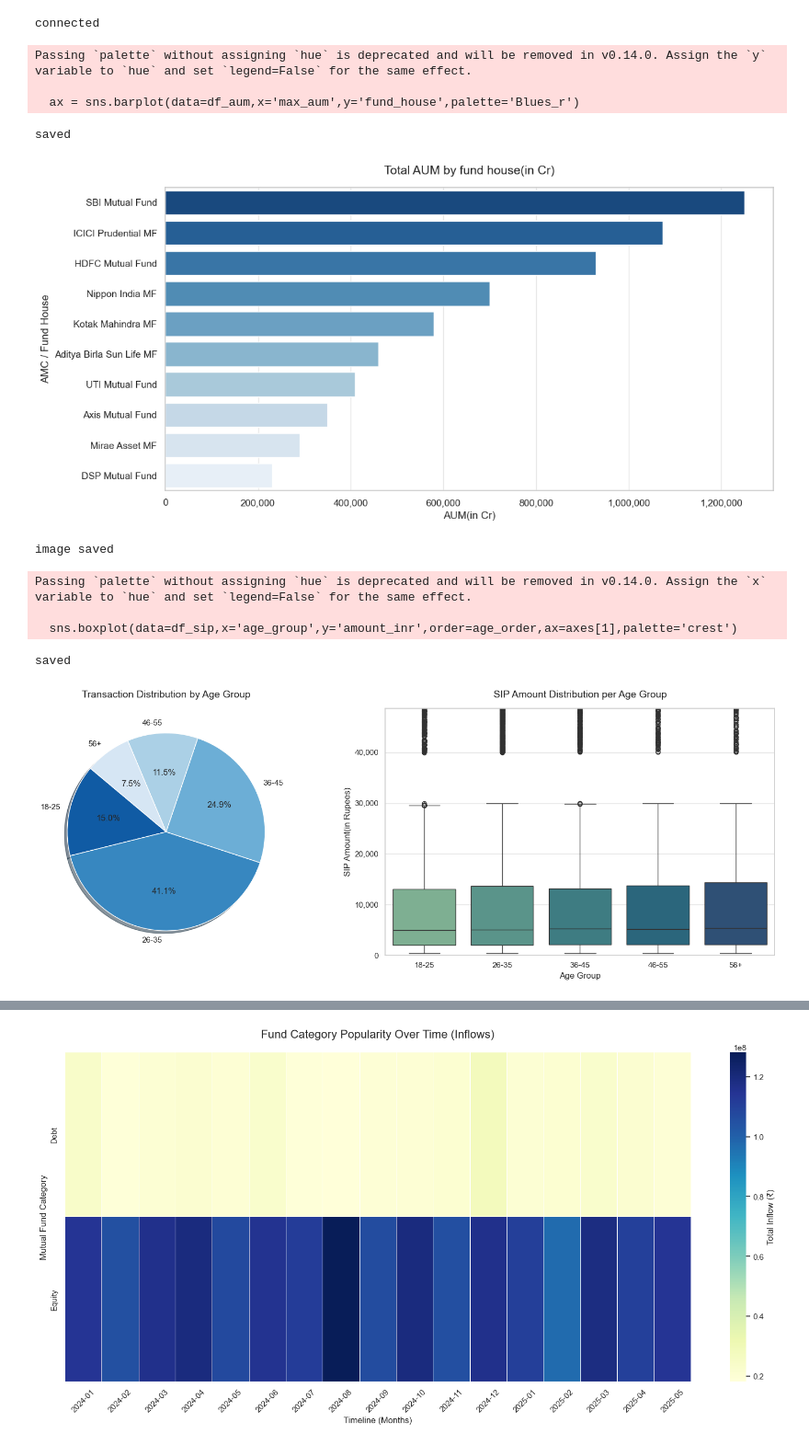
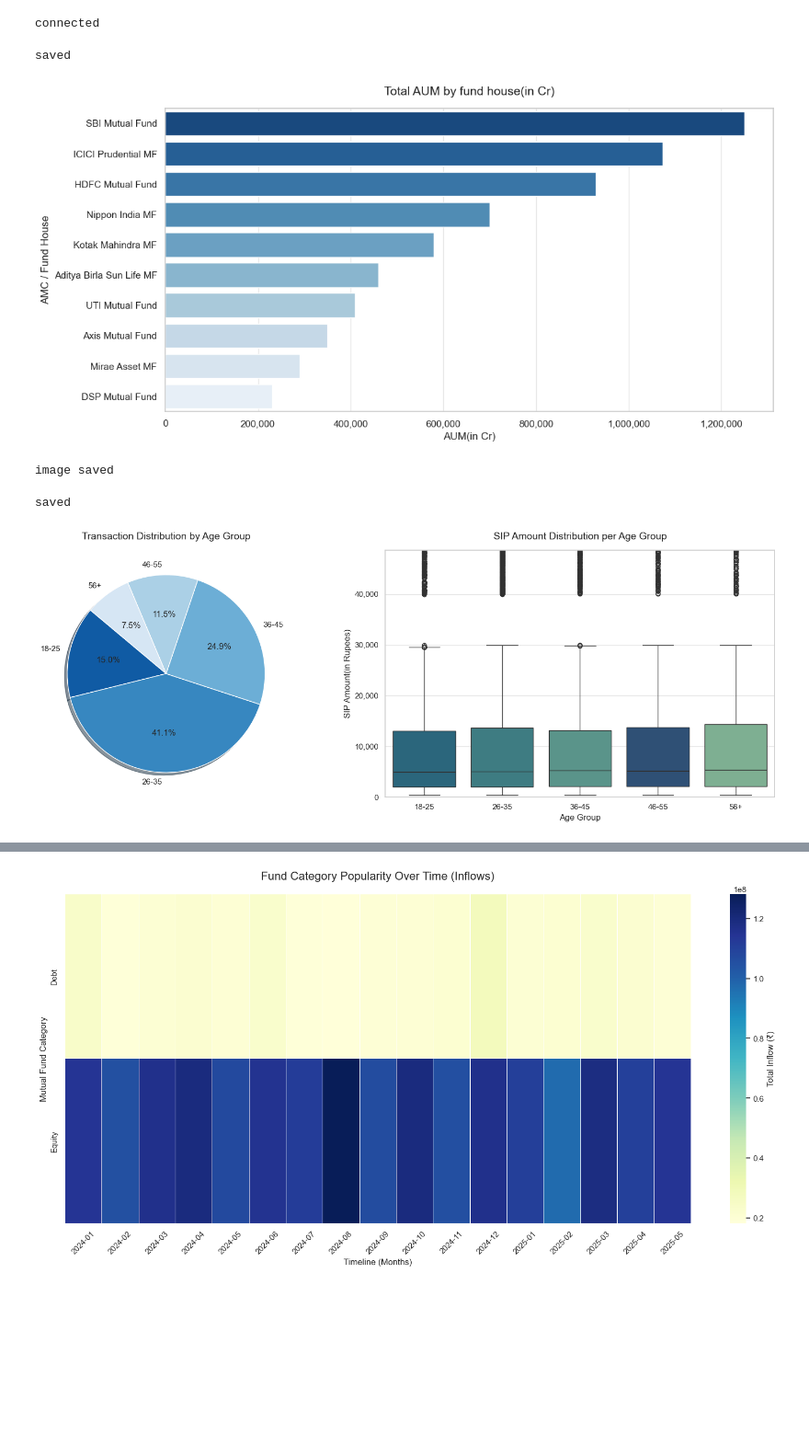
Before and after one commit to devkumar2313/bluestock_mf_capstone, a Jupyter notebook: notebooks/03_data_analysis.ipynb, the cells around one changed output, grey strips where cells are left out. Shown at 92% size. Saved outputs shown, nothing was run; the diff lists cells and outputs as text; code cells hidden in the pictures; blank space fills up the shorter version.

```diff
--- a/notebooks/03_data_analysis.ipynb
+++ b/notebooks/03_data_analysis.ipynb
@@ -25,8 +25,14 @@ query = """
 df_aum = pd.read_sql(query,con)
 
 plt.figure(figsize=(12,6))
-ax = sns.barplot(data=df_aum,x='max_aum',y='fund_house',palette='Blues_r')
-
+ax = sns.barplot(
+    data=df_aum,
+    x='max_aum',
+    y='fund_house',
+    hue='fund_house',
+    palette='Blues_r',
+    legend=False
+)
 plt.title('Total AUM by fund house(in Cr)',fontsize=14,pad = 15)
 plt.xlabel('AUM(in Cr)',fontsize=12)
 plt.ylabel('AMC / Fund House',fontsize=12)
@@ -39,10 +45,7 @@ plt.savefig('../reports/images/total_aum_by_fund_house.png', bbox_inches='tight'
 print('saved')
 plt.show()
 # %% [output]
-Passing `palette` without assigning `hue` is deprecated and will be removed in v0.14.0. Assign the `y` variable to `hue` and set `legend=False` for the same effect.
-
-  ax = sns.barplot(data=df_aum,x='max_aum',y='fund_house',palette='Blues_r')
+saved
-saved
 [figure]
 # %%
 #sip growth trend
@@ -114,39 +117,45 @@ df_age = pd.read_sql(query_age,con)
 
 # raw sip box plot
 query_sip = """
 SELECT age_group,amount_inr
 FROM fact_transactions
 WHERE transaction_type = 'Sip'
 """
 
 df_sip = pd.read_sql(query_sip,con)
 
 fig,axes = plt.subplots(1,2,figsize=(16,6))
 colors = sns.color_palette("Blues_r",len(df_age))
 axes[0].pie(df_age['tx_count'],labels=df_age['age_group'],autopct='%1.1f%%',startangle=140,colors=colors,shadow=True,wedgeprops={'edgecolor':'white'})
 axes[0].set_title('Transaction Distribution by Age Group',fontsize=14,pad=15)
 
 age_order = ['18-25', '26-35', '36-45', '46-55', '56+']
-sns.boxplot(data=df_sip,x='age_group',y='amount_inr',order=age_order,ax=axes[1],palette='crest')
+sns.boxplot(
+    data=df_sip,
+    x='age_group',
+    y='amount_inr',
+    hue='age_group',
+    order=age_order,
+    ax=axes[1],
+    palette='crest',
+    legend=False
+)
 axes[1].set_title('SIP Amount Distribution per Age Group',fontsize=14,pad=15)
 axes[1].set_xlabel('Age Group',fontsize=12)
 axes[1].set_ylabel('SIP Amount(in Rupees)',fontsize=12)
 
 y_cap = df_sip['amount_inr'].quantile(0.95)
 axes[1].set_ylim(0,y_cap)
 
 axes[1].yaxis.set_major_formatter(ticker.FuncFormatter(lambda x,pos:f'{int(x):,}'))
 plt.tight_layout()
 
 plt.savefig('../reports/images/dist_of_investor_by_age.png', bbox_inches='tight')
 print('saved')
 plt.show()
 # %% [output]
-Passing `palette` without assigning `hue` is deprecated and will be removed in v0.14.0. Assign the `x` variable to `hue` and set `legend=False` for the same effect.
-
-  sns.boxplot(data=df_sip,x='age_group',y='amount_inr',order=age_order,ax=axes[1],palette='crest')
+saved
-saved
-[figure, old version]
+[figure, new version]
 # %%
 #top 10 states by total_sip_vol
 
```
Also changed, not shown: parts of 2 cells of this notebook, 16 other files.
